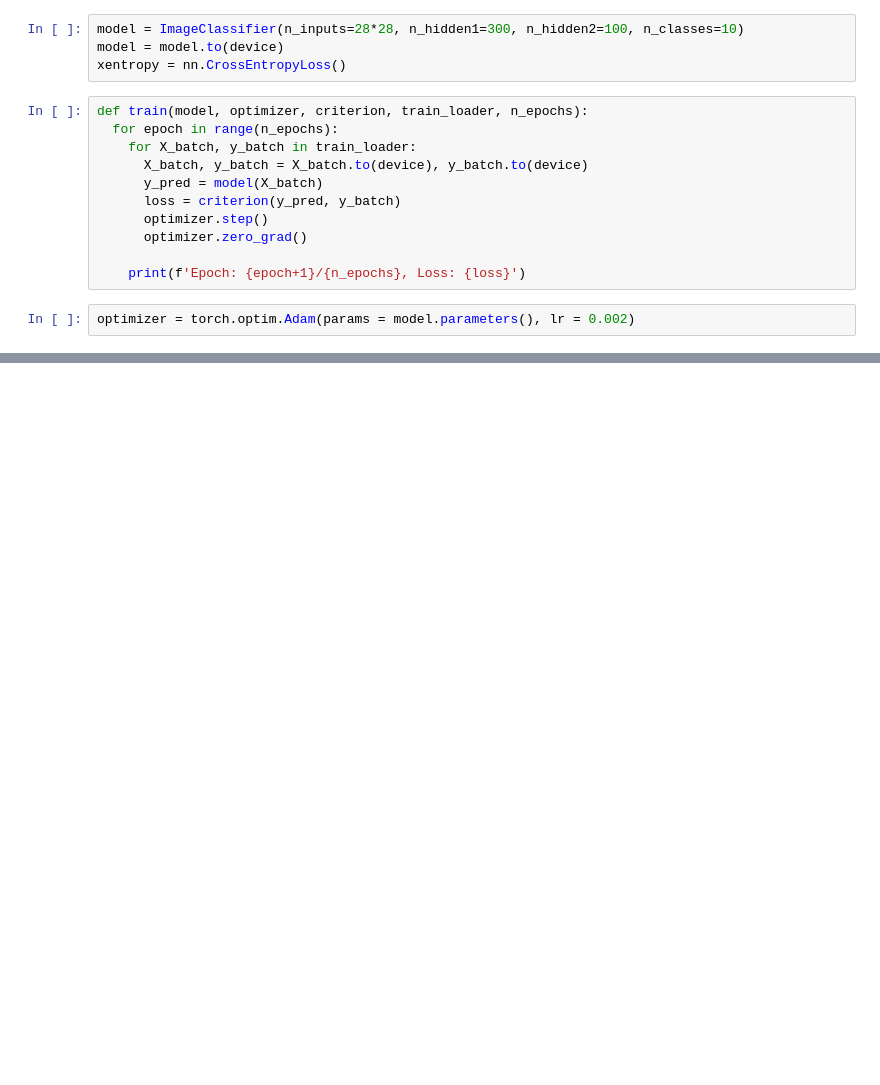
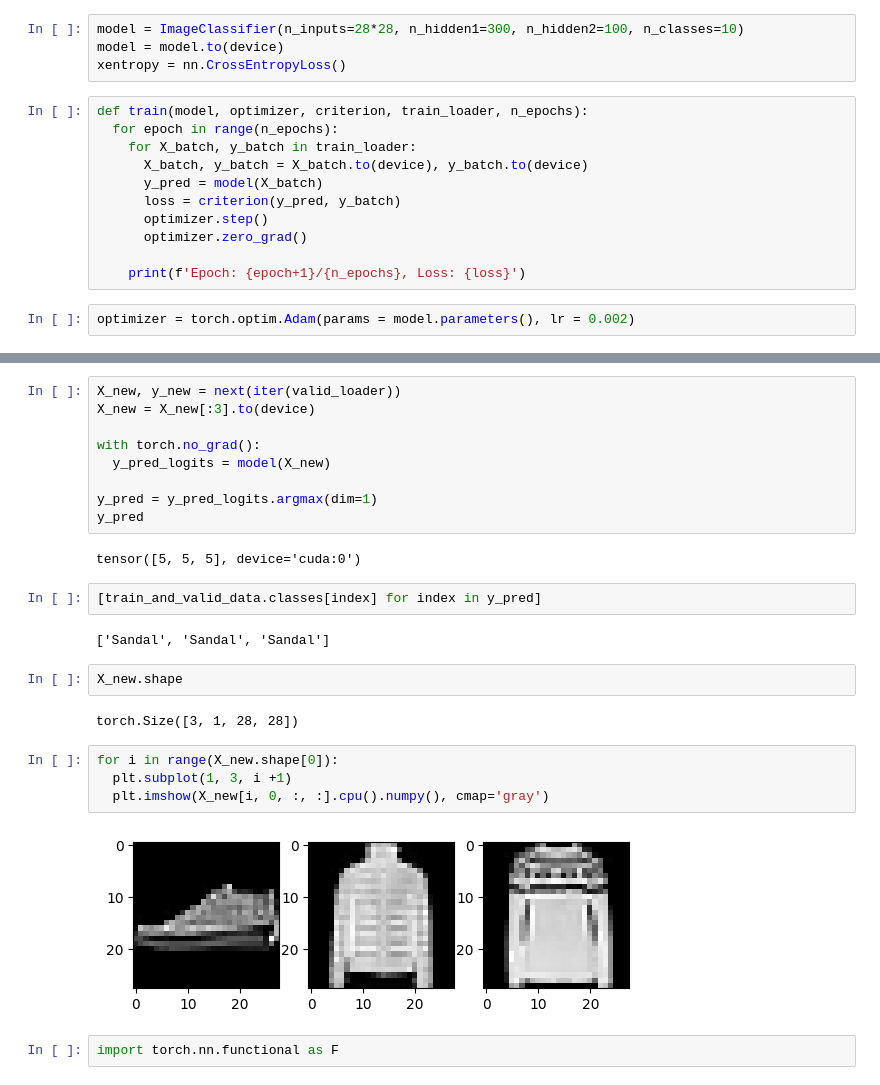
Before and after one commit to databyhuseyn/DeepLearning, a Jupyter notebook: Introduction_to_Deep_Learning_with_PyTorch.ipynb, the cells around one changed output, grey strips where cells are left out. Cells and saved outputs as stored; diff of their text form; blank space fills up the shorter version.

```diff
--- a/Introduction_to_Deep_Learning_with_PyTorch.ipynb
+++ b/Introduction_to_Deep_Learning_with_PyTorch.ipynb
@@ -1151,0 +1166,27 @@ Epoch: 20/20, Loss: 2.3035686016082764
+# %%
+X_new, y_new = next(iter(valid_loader))
+X_new = X_new[:3].to(device)
+
+with torch.no_grad():
+  y_pred_logits = model(X_new)
+
+y_pred = y_pred_logits.argmax(dim=1)
+y_pred
+# %% [output]
+tensor([5, 5, 5], device='cuda:0')
+# %%
+[train_and_valid_data.classes[index] for index in y_pred]
+# %% [output]
+['Sandal', 'Sandal', 'Sandal']
+# %%
+X_new.shape
+# %% [output]
+torch.Size([3, 1, 28, 28])
+# %%
+for i in range(X_new.shape[0]):
+  plt.subplot(1, 3, i +1)
+  plt.imshow(X_new[i, 0, :, :].cpu().numpy(), cmap='gray')
+# %% [output]
+[figure, added]
+# %%
+import torch.nn.functional as F
```
Also changed, not shown: parts of 53 cells of this notebook.
